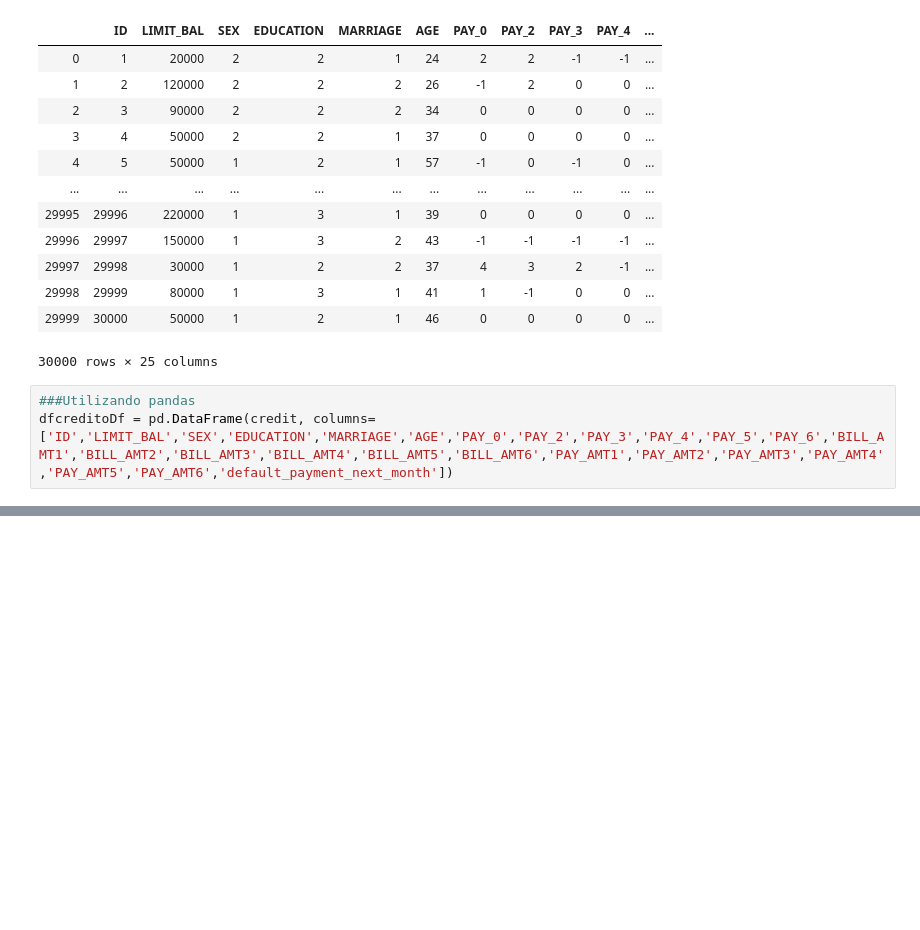
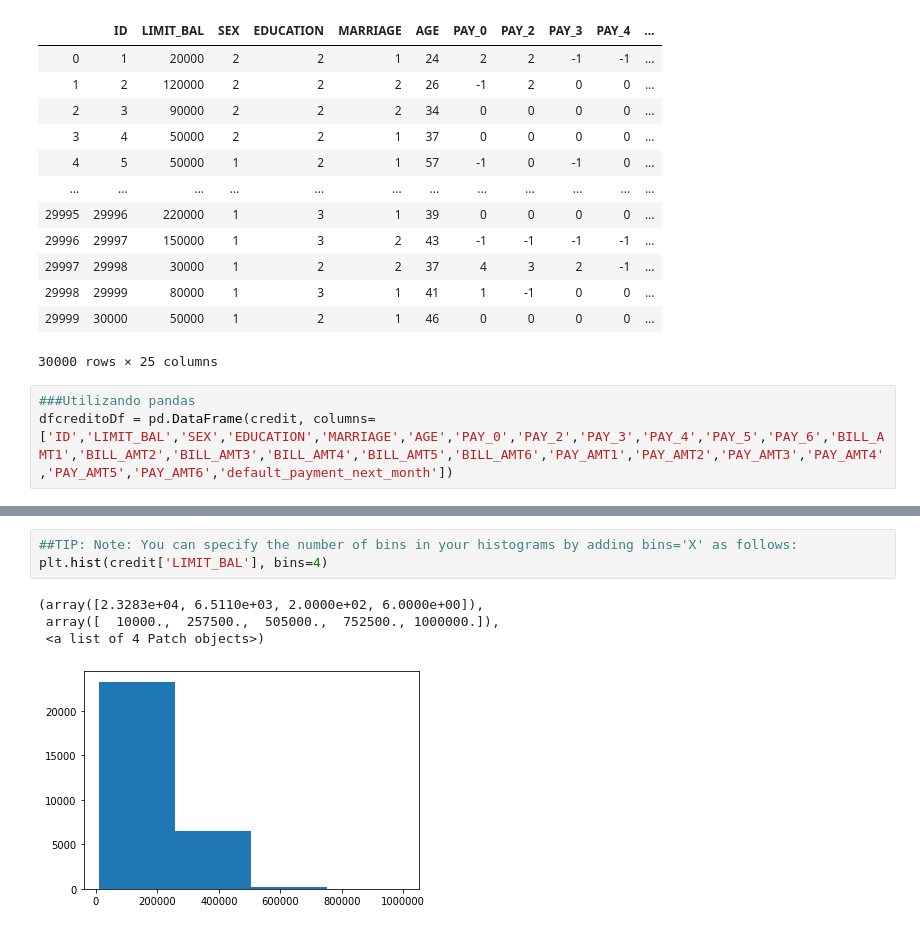
Before and after one commit to Ajimenezm1985/entregable2, a Jupyter notebook: MyNotebook2.ipynb, the cells around one changed output, grey strips where cells are left out. Drawn from its saved outputs; the diff is of its cells as text; blank space fills up the shorter version.

```diff
--- a/MyNotebook2.ipynb
+++ b/MyNotebook2.ipynb
@@ -114,0 +143,8 @@ dfcreditoDf.dropna()
+# %%
+##TIP: Note: You can specify the number of bins in your histograms by adding bins='X' as follows:
+plt.hist(credit['LIMIT_BAL'], bins=4)
+# %% [output]
+(array([2.3283e+04, 6.5110e+03, 2.0000e+02, 6.0000e+00]),
+ array([  10000.,  257500.,  505000.,  752500., 1000000.]),
+ <a list of 4 Patch objects>)
+[figure, added]
```
Also changed, not shown: parts of 19 cells of this notebook, 2 other files.
